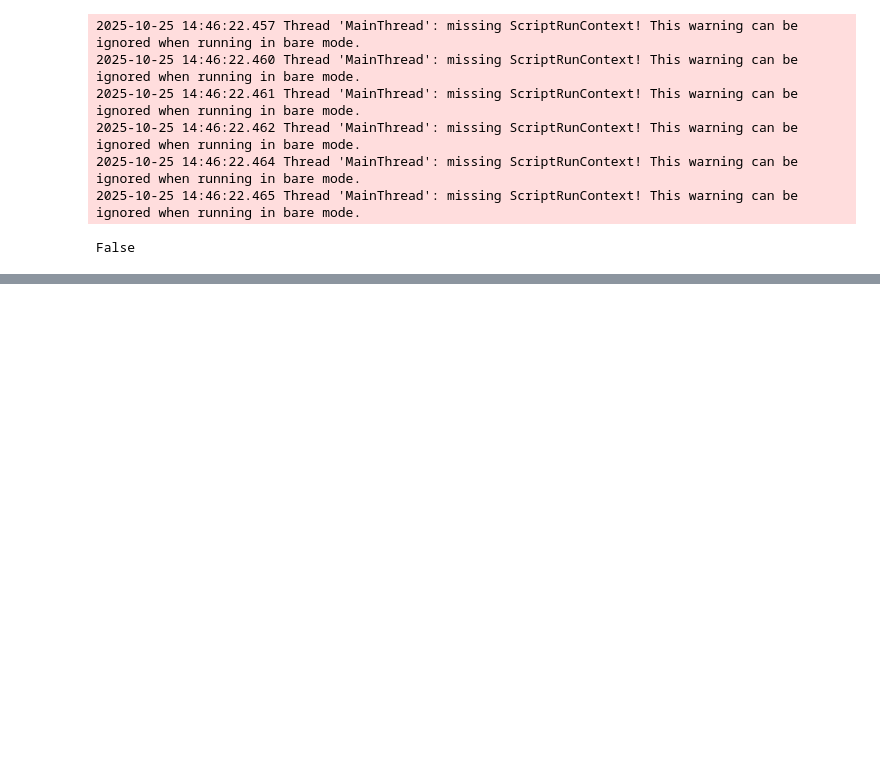
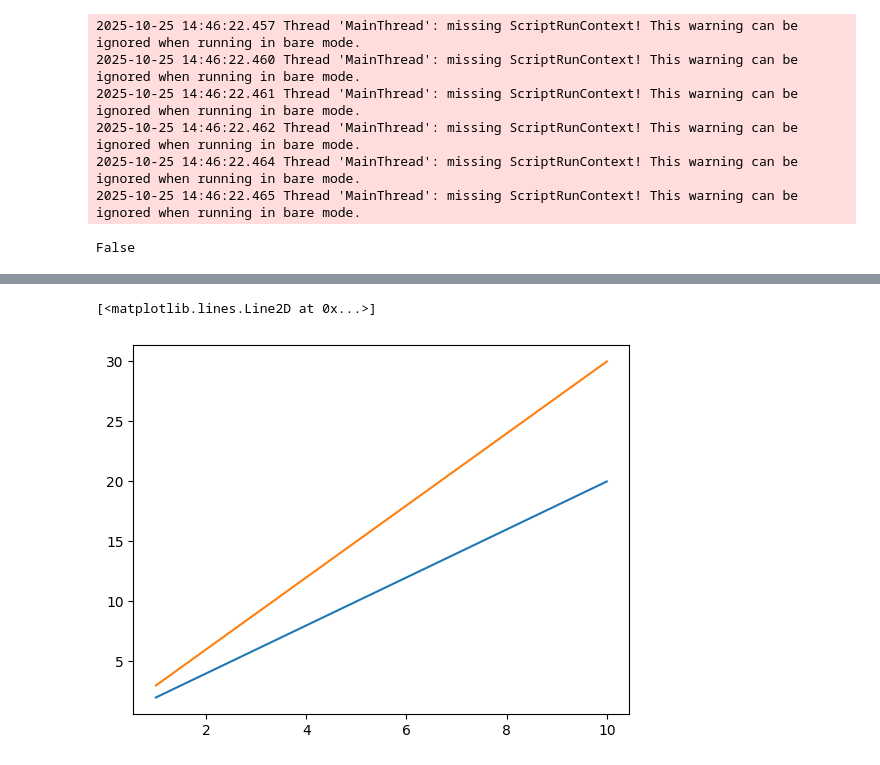
Before and after one commit to Ashutosh4328/Infosys_springboard-6.0, a Jupyter notebook: Ashutosh_Infosys_SkillMatch.ipynb, the cells around one changed output, grey strips where cells are left out. Cells and saved outputs as stored; diff of their text form; code cells hidden in the pictures; blank space fills up the shorter version.

```diff
--- a/Ashutosh_Infosys_SkillMatch.ipynb
+++ b/Ashutosh_Infosys_SkillMatch.ipynb
@@ -390,0 +410,9 @@ False
+# %%
+x=np.arange(1,11)
+y1=2*x
+y2=3*x
+plt.plot(x,y1)
+plt.plot(x,y2)
+# %% [output]
+[<matplotlib.lines.Line2D at 0x...>]
+[figure, added]
```
Also changed, not shown: parts of 12 cells of this notebook.
